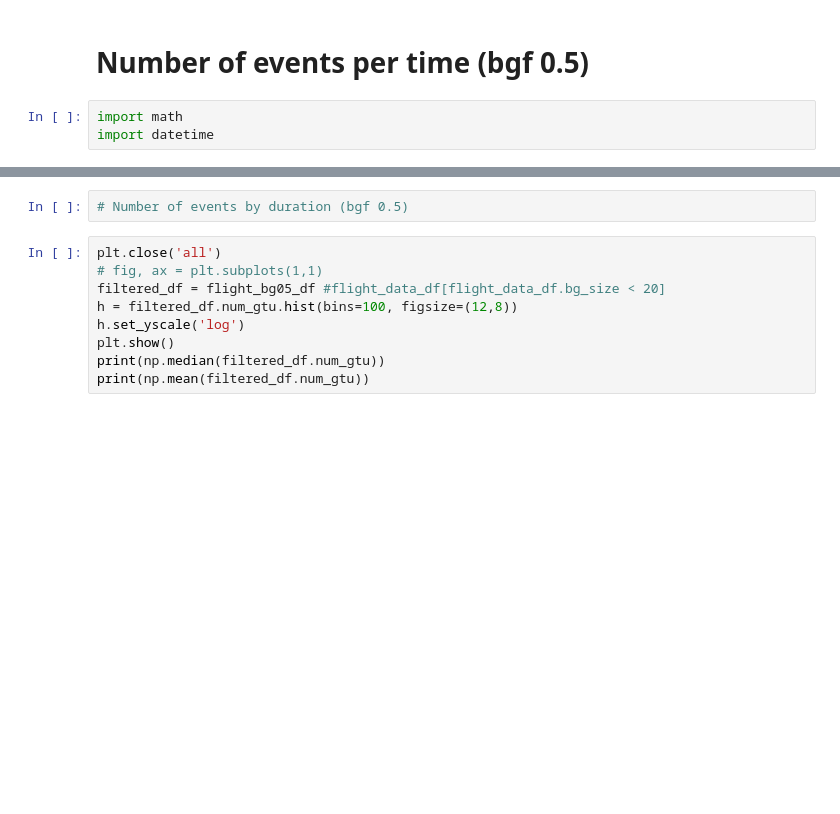
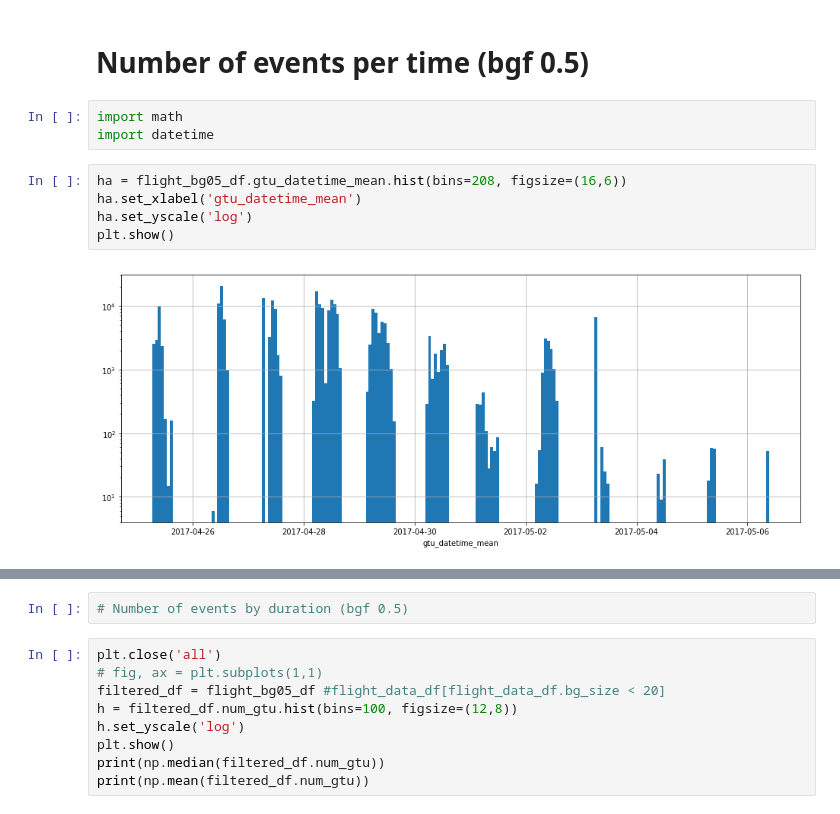
Before and after one commit to vrabelmichal/euso-patt-reco-notebooks, a Jupyter notebook: notebooks/ver4_stats_like_abraham_diaz.ipynb, the cells around one changed output, grey strips where cells are left out. Cells and saved outputs as stored; diff of their text form; blank space fills up the shorter version.

```diff
--- a/notebooks/ver4_stats_like_abraham_diaz.ipynb
+++ b/notebooks/ver4_stats_like_abraham_diaz.ipynb
@@ -120,6 +152,13 @@ flight_bg05_df = psql.read_sql(events_selection_query, event_v3_storage_provider
 # %%
 import math
 import datetime
+# %%
+ha = flight_bg05_df.gtu_datetime_mean.hist(bins=208, figsize=(16,6))
+ha.set_xlabel('gtu_datetime_mean')
+ha.set_yscale('log')
+plt.show()
+# %% [output]
+[figure, added]
 # %%
 #hist
 bins_offset = flight_bg05_df.gtu_datetime_mean.min().timestamp()
```
Also changed, not shown: parts of 10 cells of this notebook.
